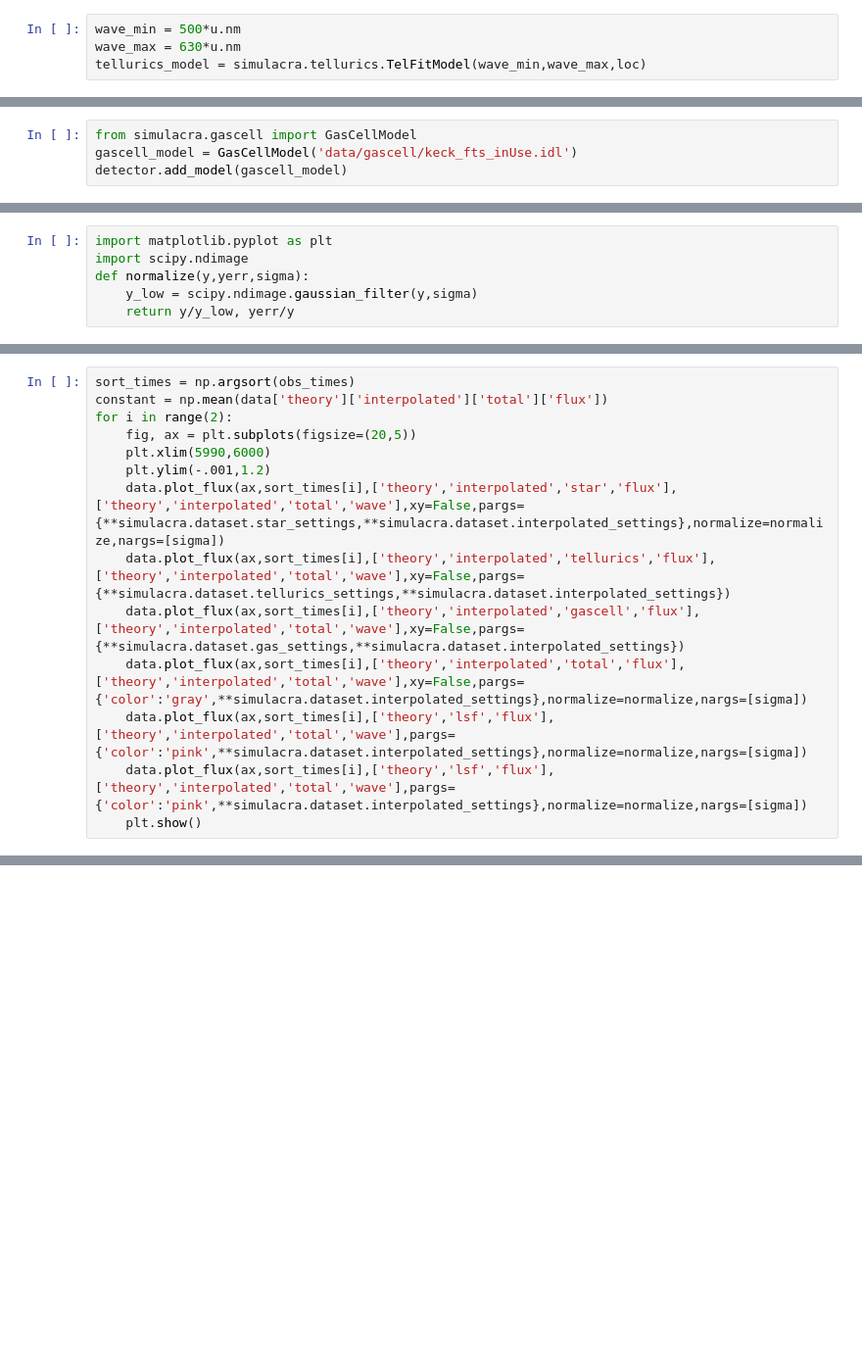
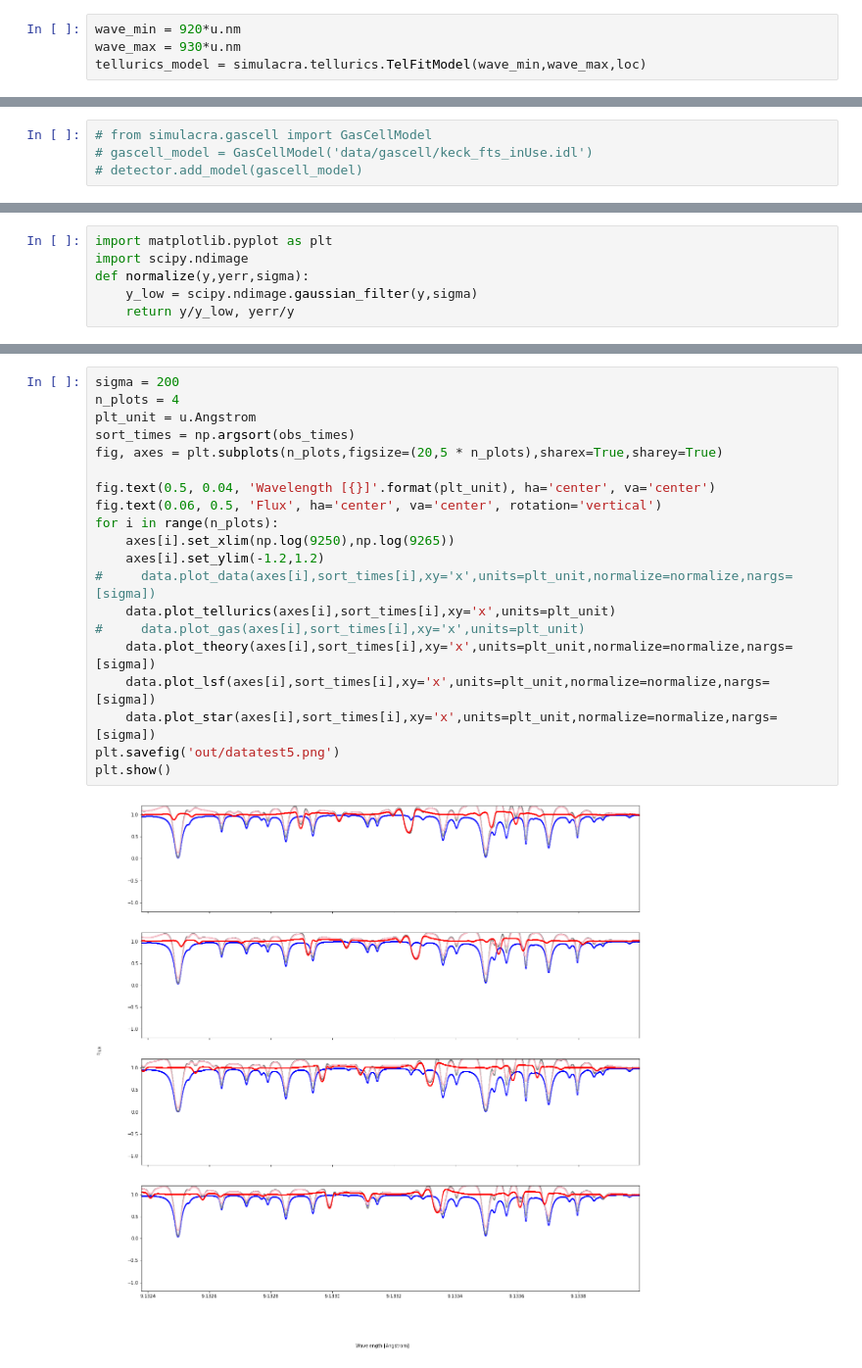
Before and after one commit to mdd423/WobbleSim, a Jupyter notebook: simulacraexample2.0.ipynb, the cells around one changed output, grey strips where cells are left out. Shown at 98% size. Saved outputs shown, nothing was run; the diff lists cells and outputs as text; blank space fills up the shorter version.

```diff
--- a/simulacraexample2.0.ipynb
+++ b/simulacraexample2.0.ipynb
@@ -61,8 +61,8 @@ obs_times, obs_airmass = possible_times[obs_ints], airmass[obs_ints]
 <h2>Tellurics Model</h2>
 The tellurics model requires these airmasses at the time of observation. However each of the pressure, temperatures, and humidities can be set by the user after initialization. If a single value is passed that is used for every epoch. Or you can pass it an array of quantities of size equal to the number of epoches.
 # %%
-wave_min = 500*u.nm
-wave_max = 630*u.nm
+wave_min = 920*u.nm
+wave_max = 930*u.nm
 tellurics_model = simulacra.tellurics.TelFitModel(wave_min,wave_max,loc)
 # %% [markdown]
 Define some atmospheric parameters for the tellurics. These can either be constant over all time or an array with the same length as the number of epoches.
@@ -118,9 +114,9 @@ wave_grid min -> 500.0 nm
 <h2>Gas Cell</h2>
 Optionally, add the gas cell to the detector for simulations of the Keck HiRES spectrograph.
 # %%
-from simulacra.gascell import GasCellModel
-gascell_model = GasCellModel('data/gascell/keck_fts_inUse.idl')
-detector.add_model(gascell_model)
+# from simulacra.gascell import GasCellModel
+# gascell_model = GasCellModel('data/gascell/keck_fts_inUse.idl')
+# detector.add_model(gascell_model)
 # %% [markdown]
 <h2>Simulator</h2>
 Now comes the bulk of the work, run the simulation with the given transmission models, star, detector at the given times for some exposure times.
@@ -200,14 +179,0 @@ plt.show()
-# %%
-sort_times = np.argsort(obs_times)
-constant = np.mean(data['theory']['interpolated']['total']['flux'])
-for i in range(2):
-    fig, ax = plt.subplots(figsize=(20,5))
-    plt.xlim(5990,6000)
-    plt.ylim(-.001,1.2)
-    data.plot_flux(ax,sort_times[i],['theory','interpolated','star','flux'],['theory','interpolated','total','wave'],xy=False,pargs={**simulacra.dataset.star_settings,**simulacra.dataset.interpolated_settings},normalize=normalize,nargs=[sigma])
-    data.plot_flux(ax,sort_times[i],['theory','interpolated','tellurics','flux'],['theory','interpolated','total','wave'],xy=False,pargs={**simulacra.dataset.tellurics_settings,**simulacra.dataset.interpolated_settings})
-    data.plot_flux(ax,sort_times[i],['theory','interpolated','gascell','flux'],['theory','interpolated','total','wave'],xy=False,pargs={**simulacra.dataset.gas_settings,**simulacra.dataset.interpolated_settings})
-    data.plot_flux(ax,sort_times[i],['theory','interpolated','total','flux'],['theory','interpolated','total','wave'],xy=False,pargs={'color':'gray',**simulacra.dataset.interpolated_settings},normalize=normalize,nargs=[sigma])
-    data.plot_flux(ax,sort_times[i],['theory','lsf','flux'],['theory','interpolated','total','wave'],pargs={'color':'pink',**simulacra.dataset.interpolated_settings},normalize=normalize,nargs=[sigma])
-    data.plot_flux(ax,sort_times[i],['theory','lsf','flux'],['theory','interpolated','total','wave'],pargs={'color':'pink',**simulacra.dataset.interpolated_settings},normalize=normalize,nargs=[sigma])
-    plt.show()
@@ -216,0 +180,22 @@ for i in range(2):
+# %%
+sigma = 200
+n_plots = 4
+plt_unit = u.Angstrom
+sort_times = np.argsort(obs_times)
+fig, axes = plt.subplots(n_plots,figsize=(20,5 * n_plots),sharex=True,sharey=True)
+
+fig.text(0.5, 0.04, 'Wavelength [{}]'.format(plt_unit), ha='center', va='center')
+fig.text(0.06, 0.5, 'Flux', ha='center', va='center', rotation='vertical')
+for i in range(n_plots):
+    axes[i].set_xlim(np.log(9250),np.log(9265))
+    axes[i].set_ylim(-1.2,1.2)
+#     data.plot_data(axes[i],sort_times[i],xy='x',units=plt_unit,normalize=normalize,nargs=[sigma])
+    data.plot_tellurics(axes[i],sort_times[i],xy='x',units=plt_unit)
+#     data.plot_gas(axes[i],sort_times[i],xy='x',units=plt_unit)
+    data.plot_theory(axes[i],sort_times[i],xy='x',units=plt_unit,normalize=normalize,nargs=[sigma])
+    data.plot_lsf(axes[i],sort_times[i],xy='x',units=plt_unit,normalize=normalize,nargs=[sigma])
+    data.plot_star(axes[i],sort_times[i],xy='x',units=plt_unit,normalize=normalize,nargs=[sigma])
+plt.savefig('out/datatest5.png')
+plt.show()
+# %% [output]
+[figure, added]
```
Also changed, not shown: parts of 11 cells of this notebook, 3 other files.
